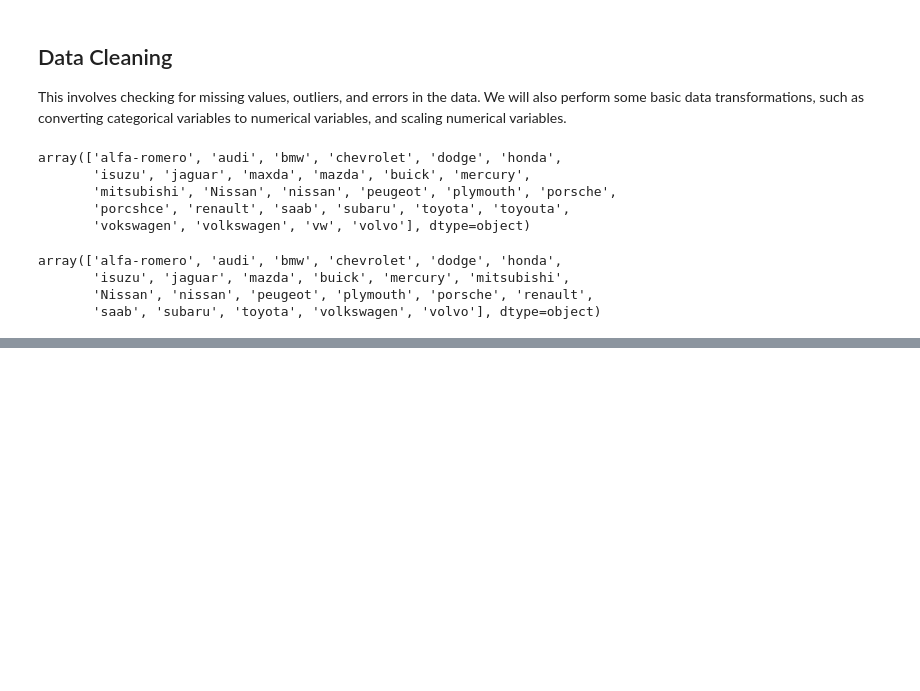
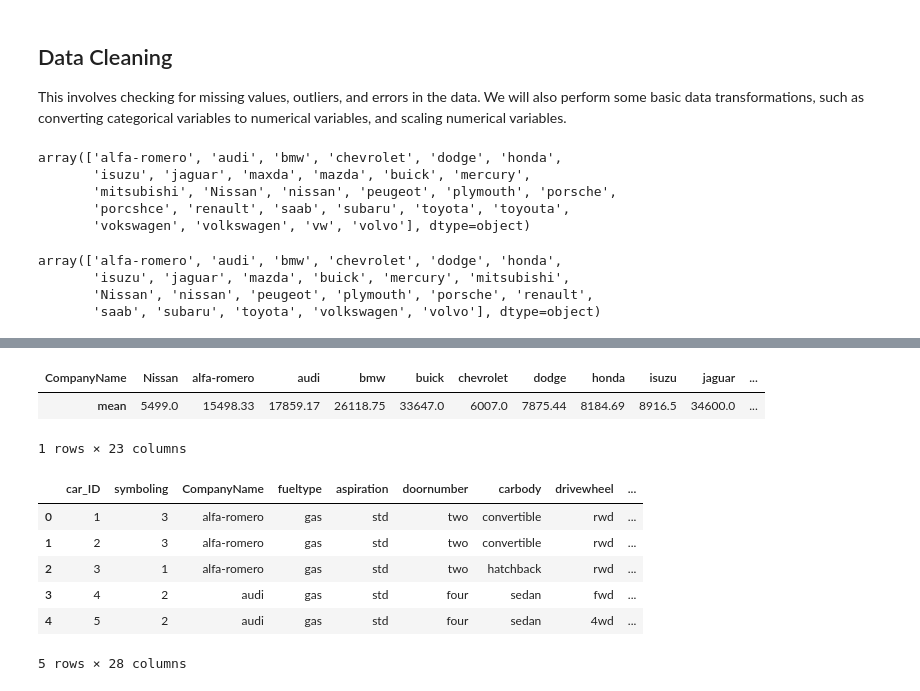
Before and after one commit to karthikeyanVK/CarPricePrediction, a Jupyter notebook: CarPricePrediction.ipynb, the cells around one changed output, grey strips where cells are left out. Cells and saved outputs as stored; diff of their text form; code cells hidden in the pictures; blank space fills up the shorter version.

```diff
--- a/CarPricePrediction.ipynb
+++ b/CarPricePrediction.ipynb
@@ -140,0 +187,23 @@ array(['alfa-romero', 'audi', 'bmw', 'chevrolet', 'dodge', 'honda',
+# %%
+# Deriving New Features From "Company Name" Feature.
+# As we made an insight above that we can split the car company name into different price ranges.Like Low Range, Medium Range, High Range cars.
+z = round(df.groupby(["CompanyName"])["price"].agg(["mean"]),2).T
+z
+# %% [output]
+| CompanyName | Nissan | alfa-romero | audi | bmw | buick | chevrolet | dodge | honda | isuzu | jaguar | ... |
+| mean | 5499.0 | 15498.33 | 17859.17 | 26118.75 | 33647.0 | 6007.0 | 7875.44 | 8184.69 | 8916.5 | 34600.0 | ... |
+1 rows × 23 columns
+# %%
+df = df.merge(z.T,how="left",on="CompanyName")
+bins = [0,10000,20000,40000]
+cars_bin=['Budget','Medium','Highend']
+df['CarsRange'] = pd.cut(df['mean'],bins,right=False,labels=cars_bin)
+df.head()
+# %% [output]
+|  | car_ID | symboling | CompanyName | fueltype | aspiration | doornumber | carbody | drivewheel | ... |
+| 0 | 1 | 3 | alfa-romero | gas | std | two | convertible | rwd | ... |
+| 1 | 2 | 3 | alfa-romero | gas | std | two | convertible | rwd | ... |
+| 2 | 3 | 1 | alfa-romero | gas | std | two | hatchback | rwd | ... |
+| 3 | 4 | 2 | audi | gas | std | four | sedan | fwd | ... |
+| 4 | 5 | 2 | audi | gas | std | four | sedan | 4wd | ... |
+5 rows × 28 columns
```
Also changed, not shown: parts of 19 cells of this notebook.
